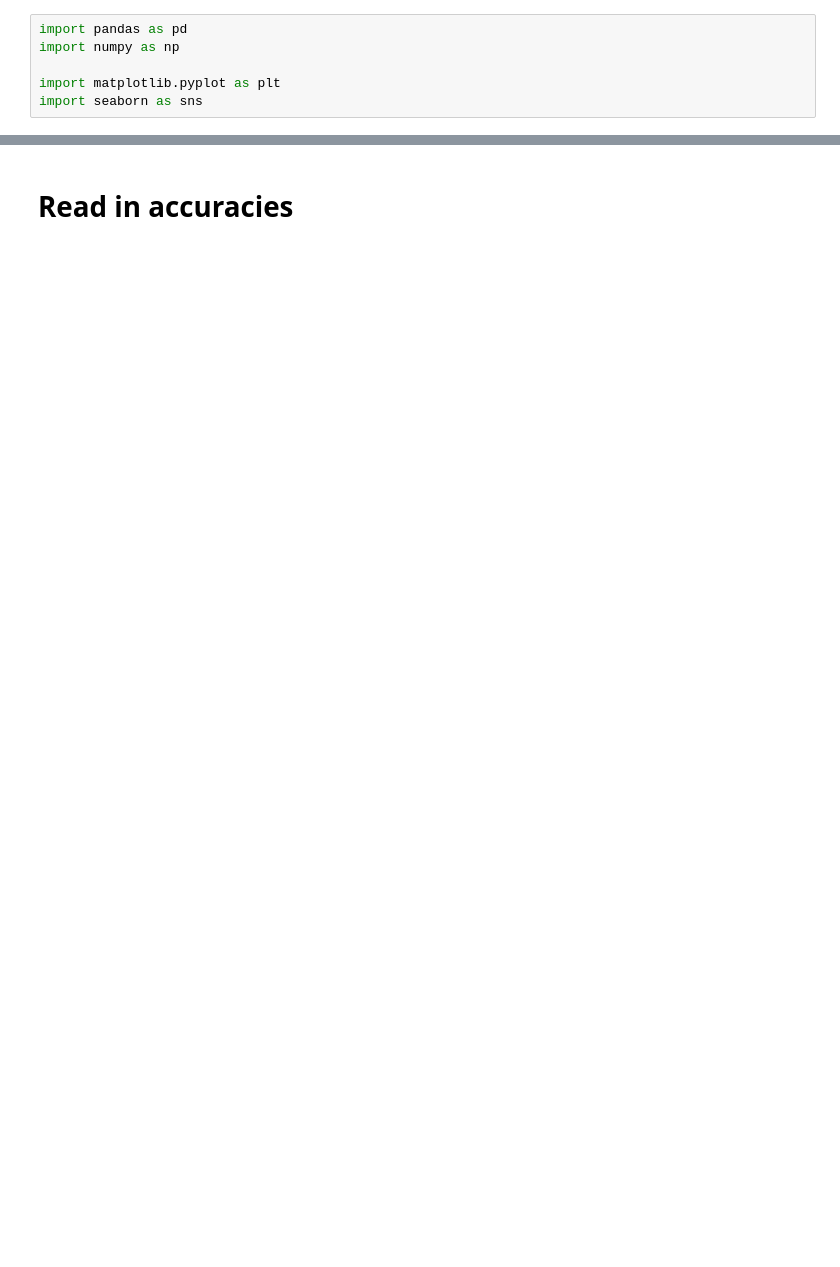
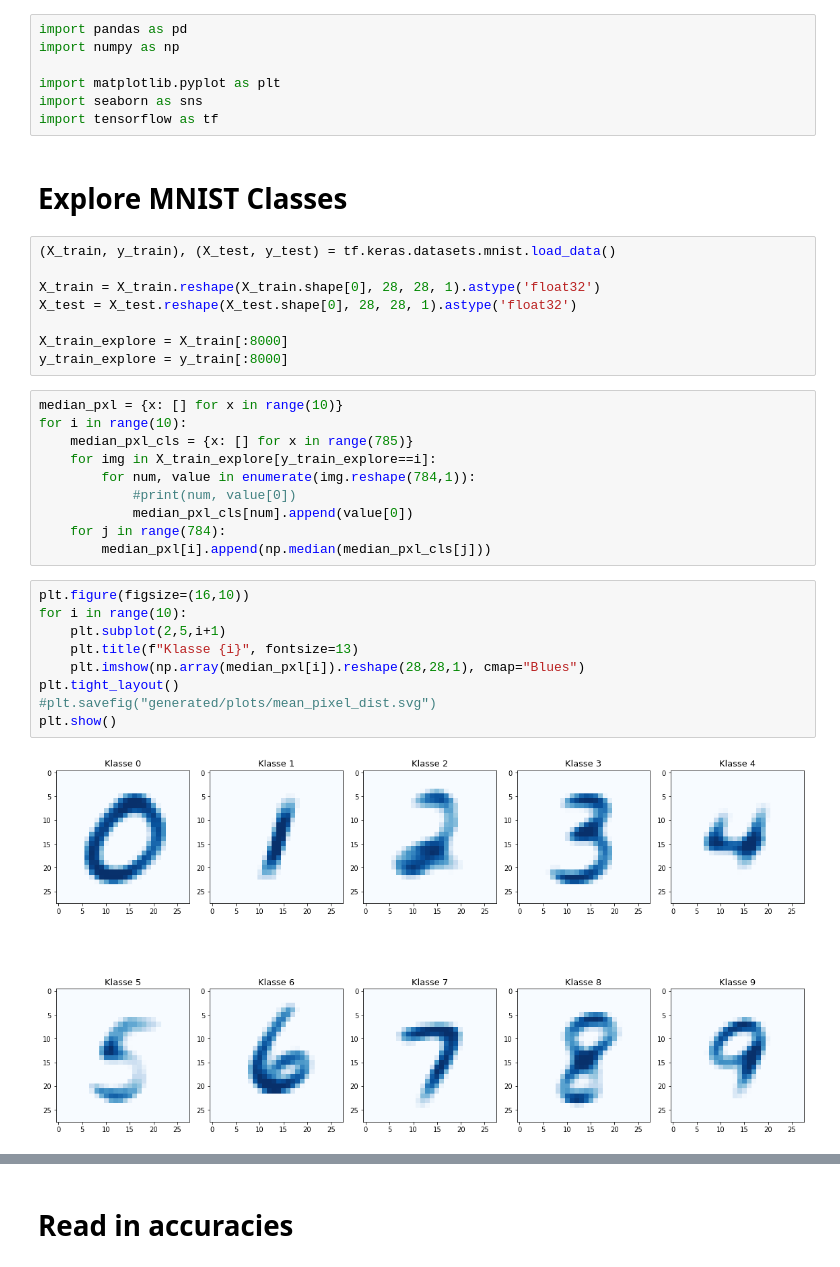
Before and after one commit to iamfredo/gans_mnist, a Jupyter notebook: gan_evaluation.ipynb, the cells around one changed output, grey strips where cells are left out. Saved outputs shown, nothing was run; the diff lists cells and outputs as text; blank space fills up the shorter version.

```diff
--- a/gan_evaluation.ipynb
+++ b/gan_evaluation.ipynb
@@ -4,3 +4,35 @@ import numpy as np
 
 import matplotlib.pyplot as plt
 import seaborn as sns
+import tensorflow as tf
+# %% [markdown]
+# Explore MNIST Classes
+# %%
+(X_train, y_train), (X_test, y_test) = tf.keras.datasets.mnist.load_data()
+
+X_train = X_train.reshape(X_train.shape[0], 28, 28, 1).astype('float32')
+X_test = X_test.reshape(X_test.shape[0], 28, 28, 1).astype('float32')
+
+X_train_explore = X_train[:8000]
+y_train_explore = y_train[:8000]
+# %%
+median_pxl = {x: [] for x in range(10)}
+for i in range(10):
+    median_pxl_cls = {x: [] for x in range(785)}
+    for img in X_train_explore[y_train_explore==i]:
+        for num, value in enumerate(img.reshape(784,1)):
+            #print(num, value[0])
+            median_pxl_cls[num].append(value[0])
+    for j in range(784):
+        median_pxl[i].append(np.median(median_pxl_cls[j]))
+# %%
+plt.figure(figsize=(16,10))
+for i in range(10):
+    plt.subplot(2,5,i+1)
+    plt.title(f"Klasse {i}", fontsize=13)
+    plt.imshow(np.array(median_pxl[i]).reshape(28,28,1), cmap="Blues")
+plt.tight_layout()
+#plt.savefig("generated/plots/mean_pixel_dist.svg")
+plt.show()
+# %% [output]
+[figure, added]
```
Also changed, not shown: parts of 100 cells of this notebook, 1 other file.
